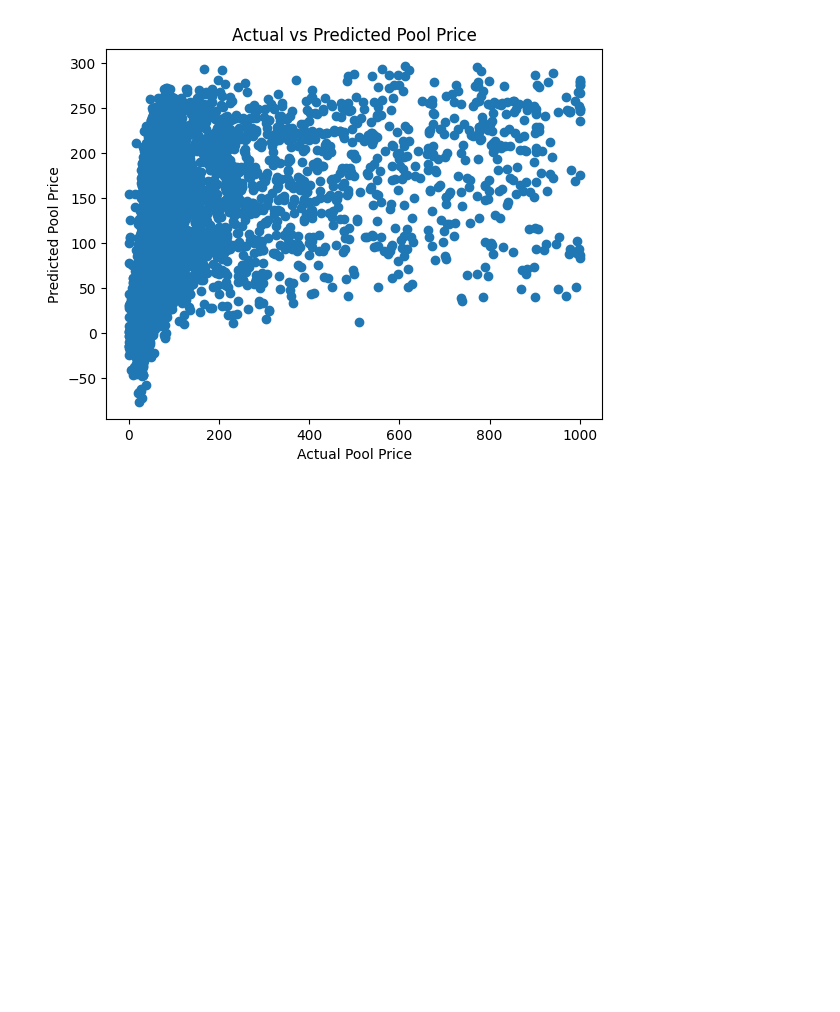
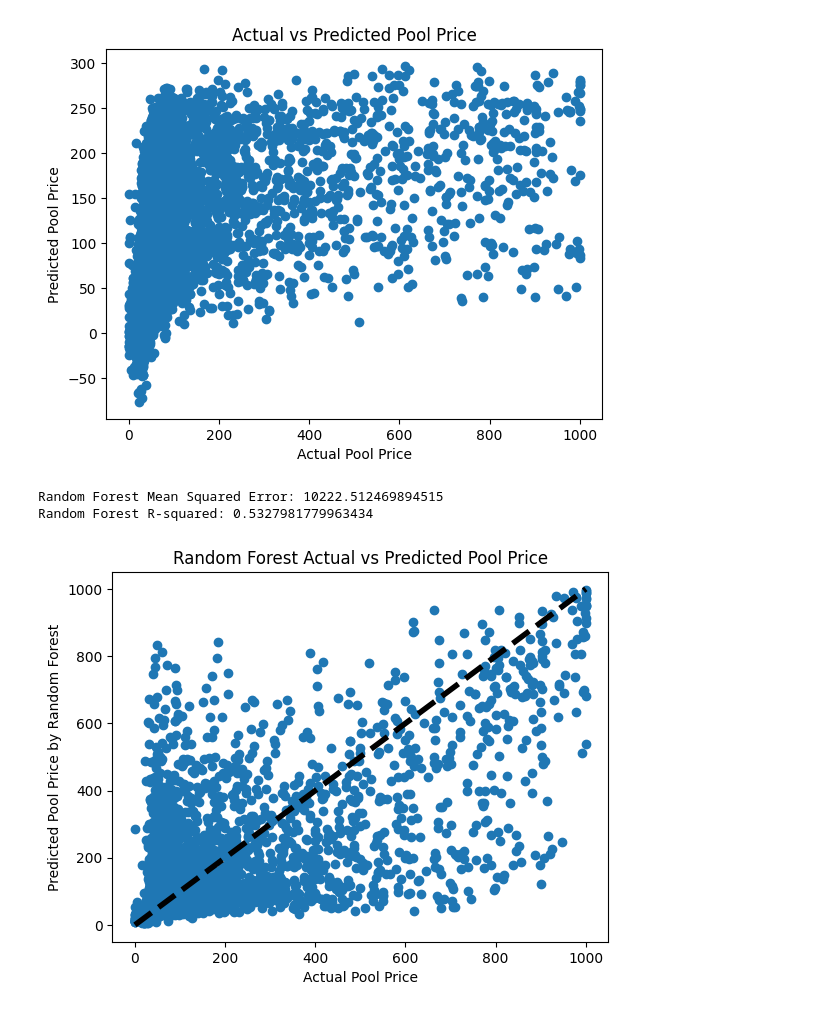
Before and after one commit to gaoqian310/utility_price_forecast, a Jupyter notebook: explortory_analysis_v3.ipynb, the cells around one changed output. Cells and saved outputs as stored; diff of their text form; code cells hidden in the pictures; blank space fills up the shorter version.

Commit message:
different ML model for forecast

```diff
--- a/explortory_analysis_v3.ipynb
+++ b/explortory_analysis_v3.ipynb
@@ -116,3 +110,47 @@ plt.show()
 Mean Squared Error: 17555.36297587755
 R-squared: 0.19766323666317231
 [figure]
+# %%
+from sklearn.ensemble import RandomForestRegressor
+
+# Handling NaN values using SimpleImputer
+imputer = SimpleImputer(missing_values=np.nan, strategy='mean')
+X_imputed = imputer.fit_transform(data[['Temp (°C)', 'NG_price', 'Coal', 'Gas', 'Solar', 'Wind']])
+
+# Preparing the data for modeling
+X = pd.DataFrame(X_imputed, columns=['Temp (°C)', 'NG_price', 'Coal', 'Gas', 'Solar', 'Wind'])  # independent variables
+y = data['pool_price'].dropna()  # dependent variable
+
+# Ensure that the index aligns between X and y after dropping NaN values
+X = X.loc[y.index]
+
+# Splitting the data into training and testing sets
+X_train, X_test, y_train, y_test = train_test_split(X, y, test_size=0.2, random_state=0)
+
+# Creating the Random Forest model
+rf_model = RandomForestRegressor(n_estimators=100, random_state=0)
+
+# Training the model
+rf_model.fit(X_train, y_train)
+
+# Making predictions
+y_pred_rf = rf_model.predict(X_test)
+
+# Evaluating the model
+mse_rf = mean_squared_error(y_test, y_pred_rf)
+r2_rf = r2_score(y_test, y_pred_rf)
+
+print(f'Random Forest Mean Squared Error: {mse_rf}')
+print(f'Random Forest R-squared: {r2_rf}')
+
+# Plotting the results
+plt.scatter(y_test, y_pred_rf)
+plt.xlabel('Actual Pool Price')
+plt.ylabel('Predicted Pool Price by Random Forest')
+plt.title('Random Forest Actual vs Predicted Pool Price')
+plt.plot([y.min(), y.max()], [y.min(), y.max()], 'k--', lw=4)
+plt.show()
+# %% [output]
+Random Forest Mean Squared Error: 10222.512469894515
+Random Forest R-squared: 0.5327981779963434
+[figure, added]
```
Also changed, not shown: parts of 3 cells of this notebook.
